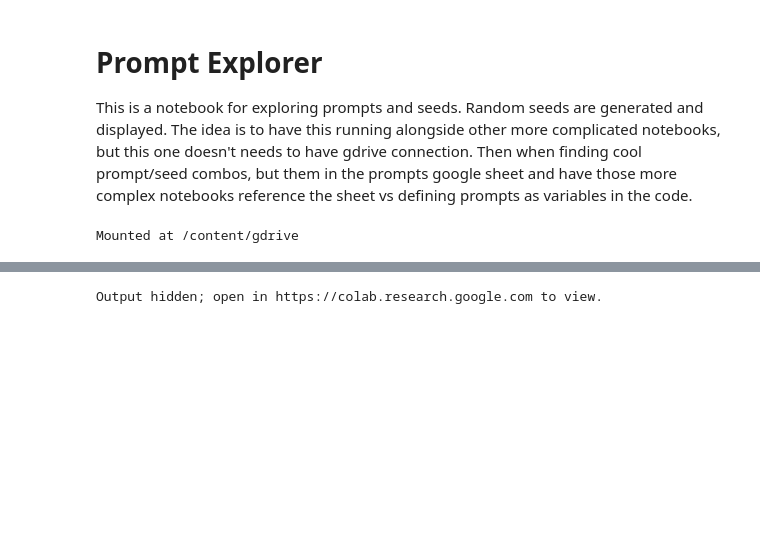
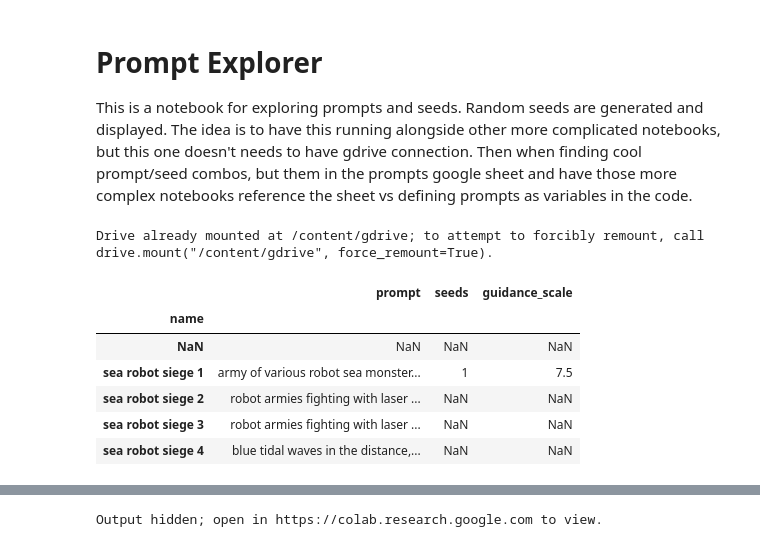
Before and after one commit to aspitarl/AI-Art, a Jupyter notebook: collab_notebooks/Explore_Prompts.ipynb, the cells around one changed output, grey strips where cells are left out. Cells and saved outputs as stored; diff of their text form; code cells hidden in the pictures; blank space fills up the shorter version.

```diff
--- a/collab_notebooks/Explore_Prompts.ipynb
+++ b/collab_notebooks/Explore_Prompts.ipynb
@@ -34,14 +5,24 @@ def image_grid(imgs, rows, cols):
-# %%
-connect_google_drive = True #@param {type:"boolean"}
-
-if connect_google_drive:
-
-    drive.mount('/content/gdrive')
-
-    auth.authenticate_user()
-
-    creds, _ = default()
-
-    gc = gspread.authorize(creds)
-# %% [output]
-Mounted at /content/gdrive
+# %%
+import os
+import pandas as pd
+import numpy as np
+from google.colab import drive
+from IPython.display import clear_output
+
+drive.mount('/content/gdrive')
+
+code_folder = '/content/gdrive/MyDrive/AI Music Visuals Share/New Codes'
+output_basedir = os.path.join(code_folder, 'output_transitions')
+
+fp = os.path.join(code_folder, 'prompts_excel.xlsx')
+df_prompt = pd.read_excel(fp, 'prompts', index_col=0)
+df_prompt.tail()
+# %% [output]
+Drive already mounted at /content/gdrive; to attempt to forcibly remount, call drive.mount("/content/gdrive", force_remount=True).
+|  | prompt | seeds | guidance_scale |
+| name |  |  |  |
+| NaN | NaN | NaN | NaN |
+| sea robot siege 1 | army of various robot sea monster... | 1 | 7.5 |
+| sea robot siege 2 | robot armies fighting with laser ... | NaN | NaN |
+| sea robot siege 3 | robot armies fighting with laser ... | NaN | NaN |
+| sea robot siege 4 | blue tidal waves in the distance,... | NaN | NaN |
```
Also changed, not shown: parts of 6 cells of this notebook, 2 other files.
